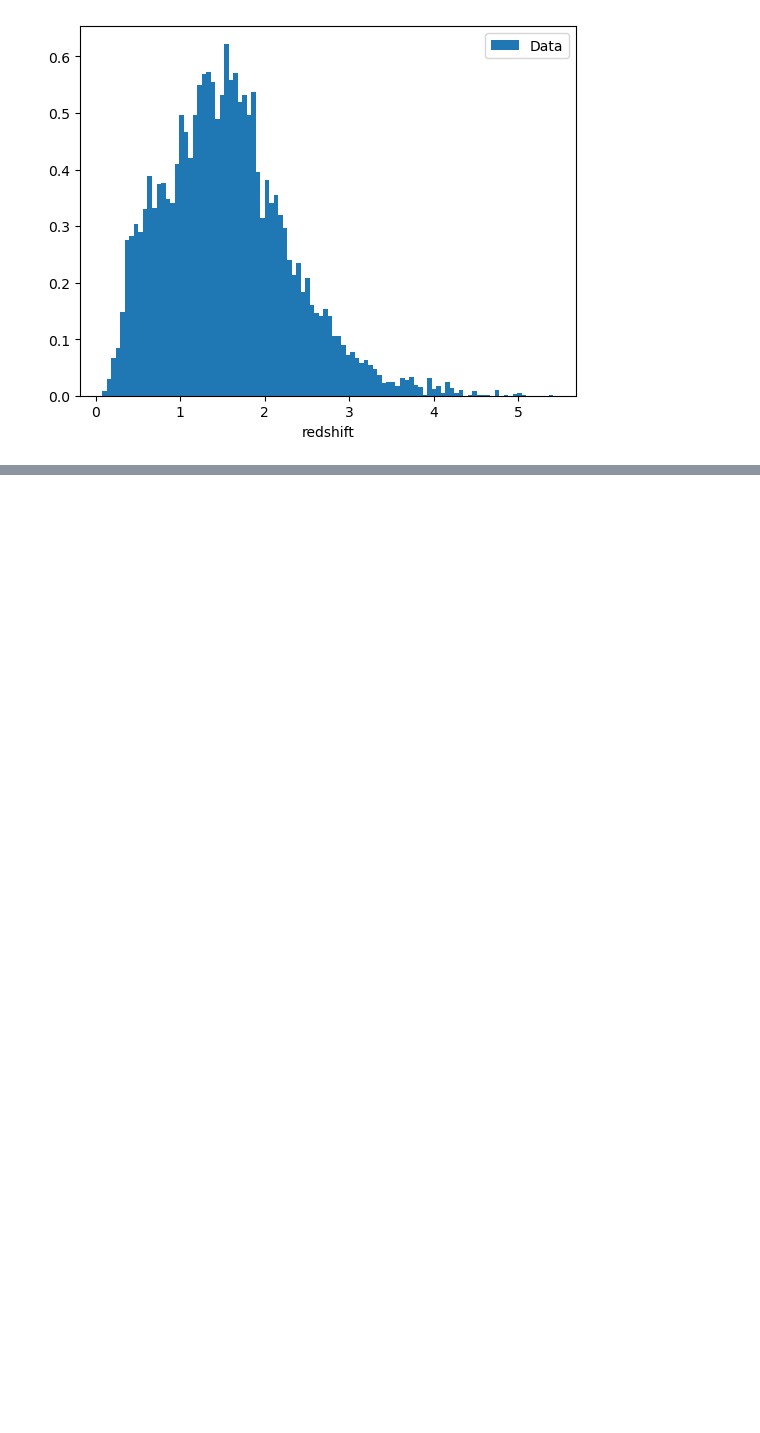
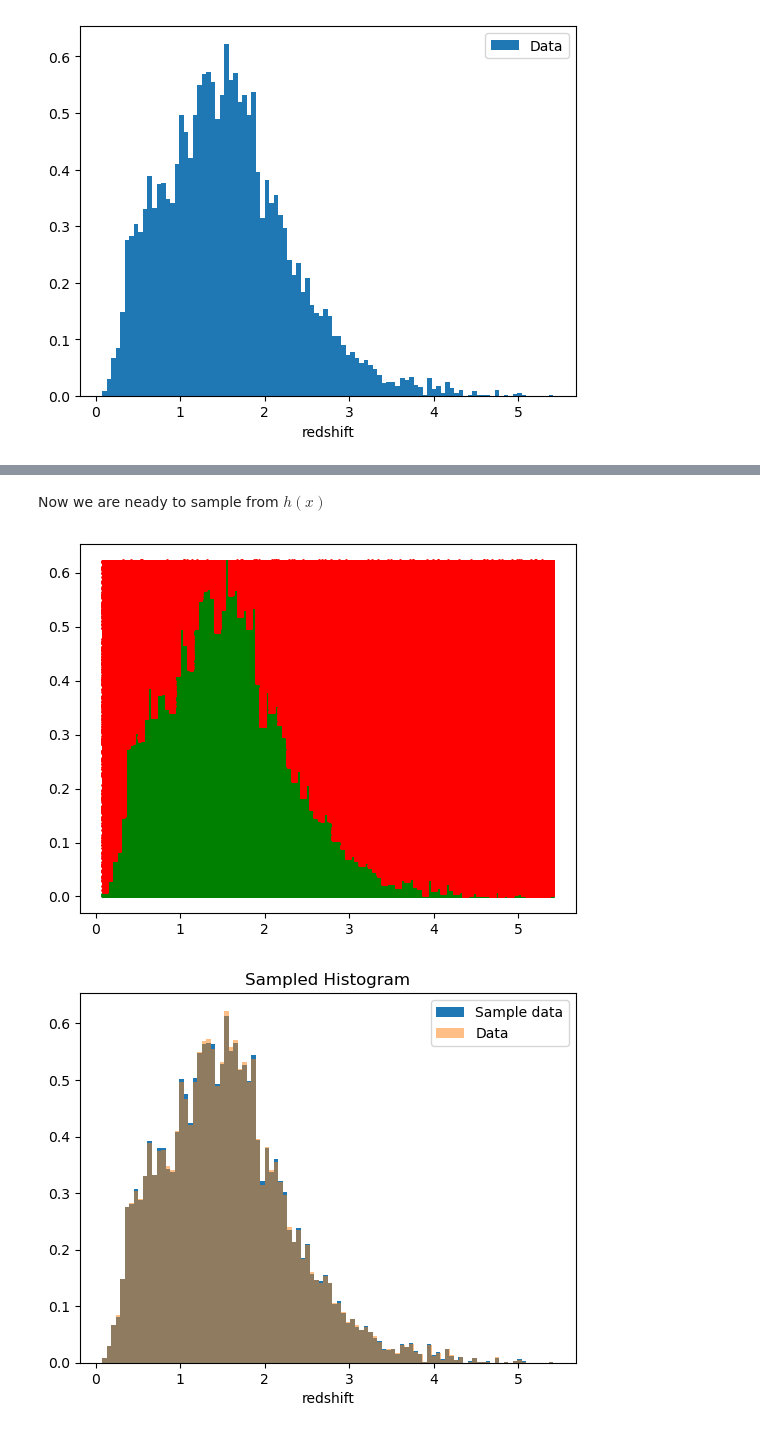
Before and after one commit to Ale5606/ilovegit, a Jupyter notebook: STAT/010525/L4.ipynb, the cells around one changed output, grey strips where cells are left out. Drawn from its saved outputs; the diff is of its cells as text; code cells hidden in the pictures; blank space fills up the shorter version.

```diff
--- a/STAT/010525/L4.ipynb
+++ b/STAT/010525/L4.ipynb
@@ -33,0 +50,25 @@ $\rightarrow $ Let's sample!
+# %% [markdown]
+Now we are neady to sample from $h(x)$
+# %%
+N = 1000000
+
+ymax = counts.max()
+
+xrandom = np.random.uniform(min(z), max(z), N)
+yrandom = np.random.uniform(0, ymax, N)
+
+plt.scatter(xrandom[yrandom < h.pdf(xrandom)], yrandom[yrandom < h.pdf(xrandom)], c='green', s=1)
+plt.scatter(xrandom[yrandom > h.pdf(xrandom)], yrandom[yrandom > h.pdf(xrandom)], c='red', s=1)
+plt.show()
+
+goodpoints = xrandom[yrandom < h.pdf(xrandom)]
+
+plt.hist(goodpoints, bins=nBins, density=True, label='Sample data')
+plt.hist(z, nBins, density=True, label='Data', alpha=0.5)
+plt.xlabel('redshift')
+plt.title('Sampled Histogram')
+plt.legend()
+plt.show()
+# %% [output]
+[figure, added]
+[figure, added]
```
Also changed, not shown: parts of 5 cells of this notebook.
